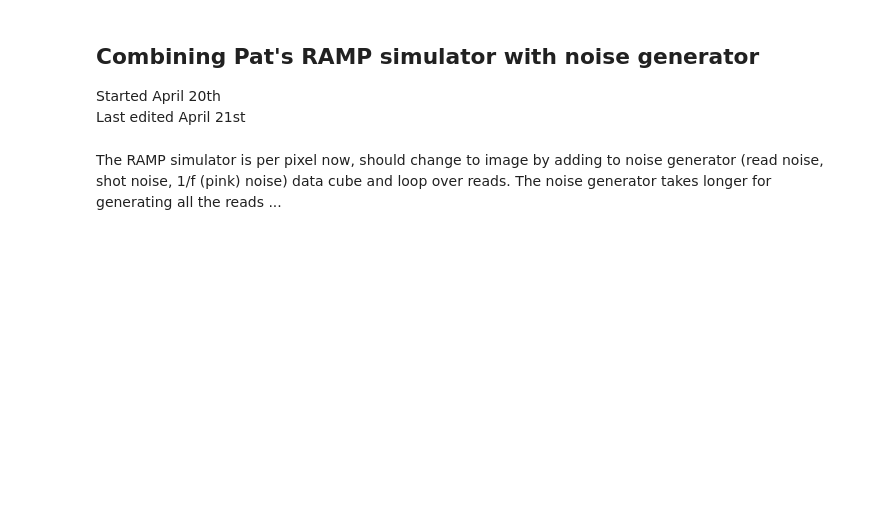
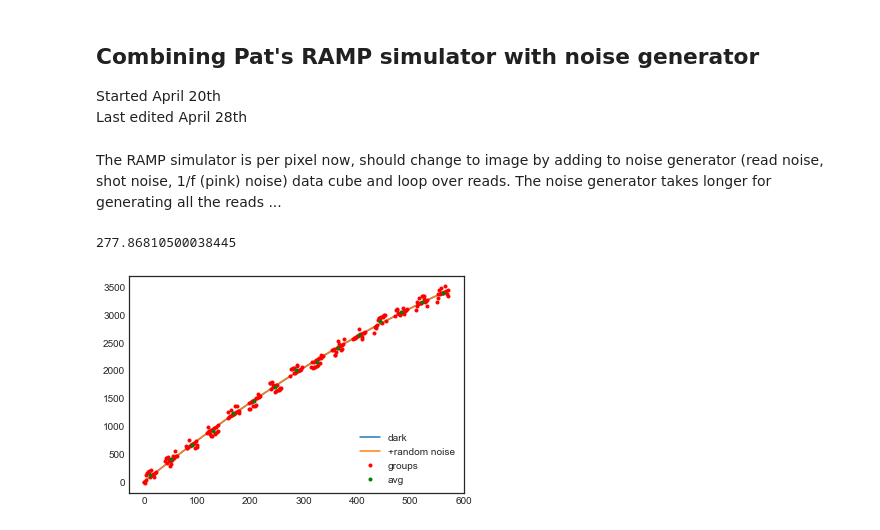
Before and after one commit to xoubish/nonlinearity_sim, a Jupyter notebook: nl_sim.ipynb, the cells around one changed output. Saved outputs shown, nothing was run; the diff lists cells and outputs as text; code cells hidden in the pictures; blank space fills up the shorter version.

```diff
--- a/nl_sim.ipynb
+++ b/nl_sim.ipynb
@@ -2,7 +2,7 @@
 ## Combining Pat's RAMP simulator with noise generator
 
 Started April 20th <br>
-Last edited April 21st
+Last edited April 28th
 # %% [markdown]
 The RAMP simulator is per pixel now, should change to image by adding to noise generator (read noise, shot noise, 1/f (pink) noise) data cube and loop over reads. The noise generator takes longer for generating all the reads ...
 # %%
@@ -14,0 +174,5 @@ import nghxrg as ng
+# %%
+MACCsimulator(darkcurrent=0.04, nonlin=-0.00005, readnoise =9.0, RTN_num=1, rtn_nelements=2000, rtn_rate=0.2 , plot='yes')
+# %% [output]
+277.86810500038445
+[figure, added]
```
Also changed, not shown: parts of 9 cells of this notebook, 1 other file.
